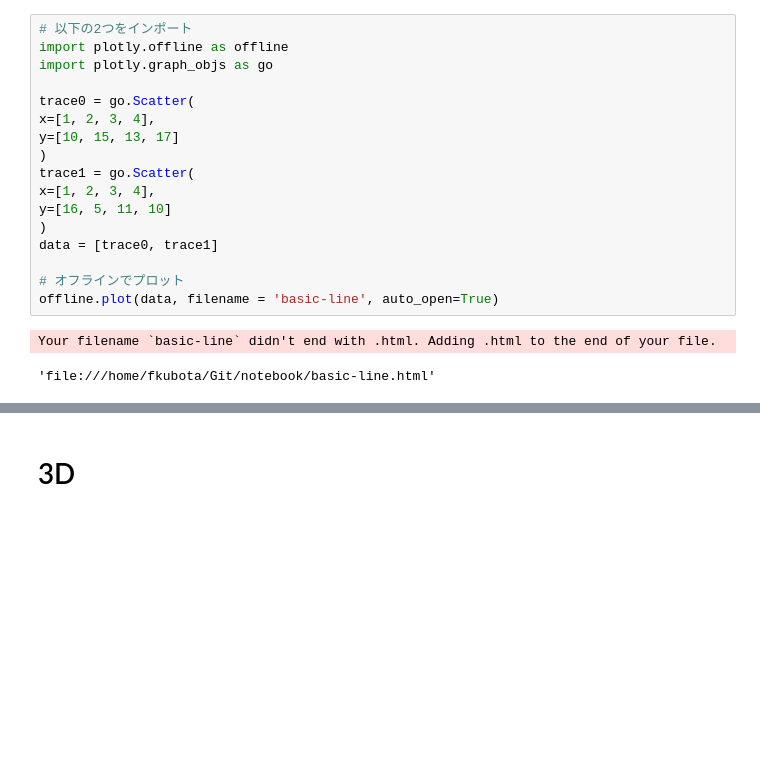
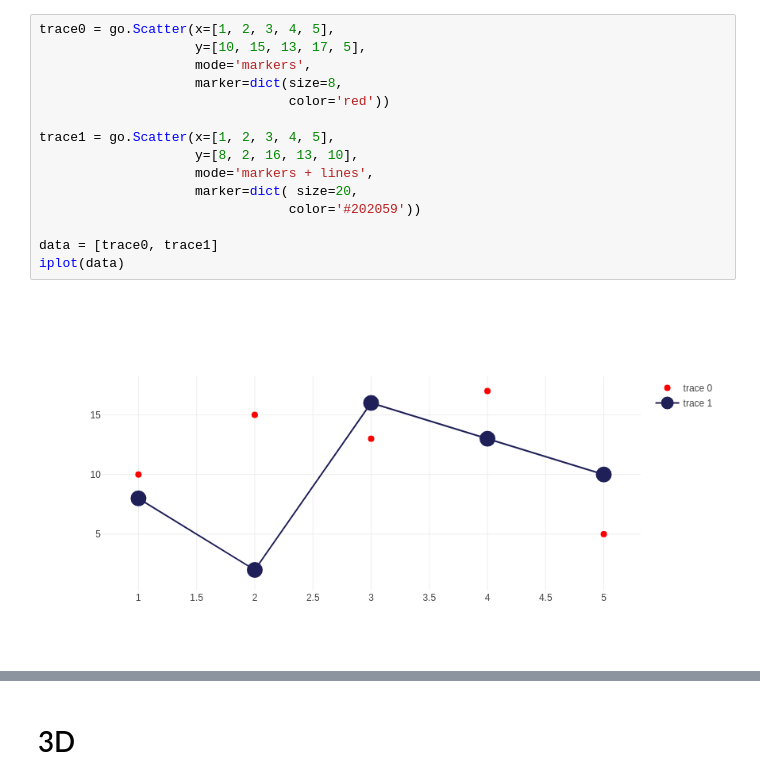
Before and after one commit to fkubota/notebook, a Jupyter notebook: 02_plotly.ipynb, the cells around one changed output, grey strips where cells are left out. Cells and saved outputs as stored; diff of their text form; blank space fills up the shorter version.

```diff
--- a/02_plotly.ipynb
+++ b/02_plotly.ipynb
@@ -8,20 +81,17 @@ import plotly.graph_objs as go
 # %%
-# 以下の2つをインポート
-import plotly.offline as offline
-import plotly.graph_objs as go
+trace0 = go.Scatter(x=[1, 2, 3, 4, 5],
+                    y=[10, 15, 13, 17, 5],
+                    mode='markers',
+                    marker=dict(size=8,
+                                color='red'))
 
-trace0 = go.Scatter(
-x=[1, 2, 3, 4],
-y=[10, 15, 13, 17]
-)
-trace1 = go.Scatter(
-x=[1, 2, 3, 4],
-y=[16, 5, 11, 10]
-)
+trace1 = go.Scatter(x=[1, 2, 3, 4, 5],
+                    y=[8, 2, 16, 13, 10],
+                    mode='markers + lines',
+                    marker=dict( size=20,
+                                color='#202059'))
+
 data = [trace0, trace1]
-
-# オフラインでプロット
-offline.plot(data, filename = 'basic-line', auto_open=True)
+iplot(data)
 # %% [output]
-Your filename `basic-line` didn't end with .html. Adding .html to the end of your file.
-'file:///home/fkubota/Git/notebook/basic-line.html'
+[figure, added]
```
Also changed, not shown: parts of 33 cells of this notebook, 7 other files.
